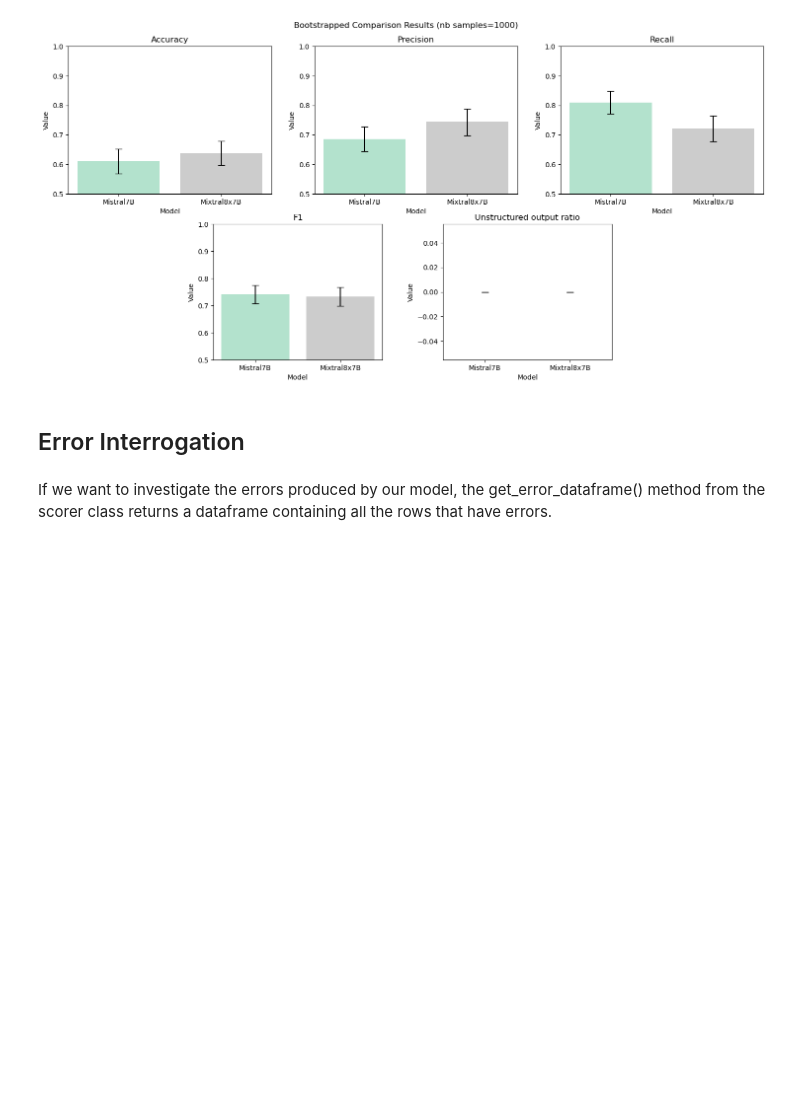
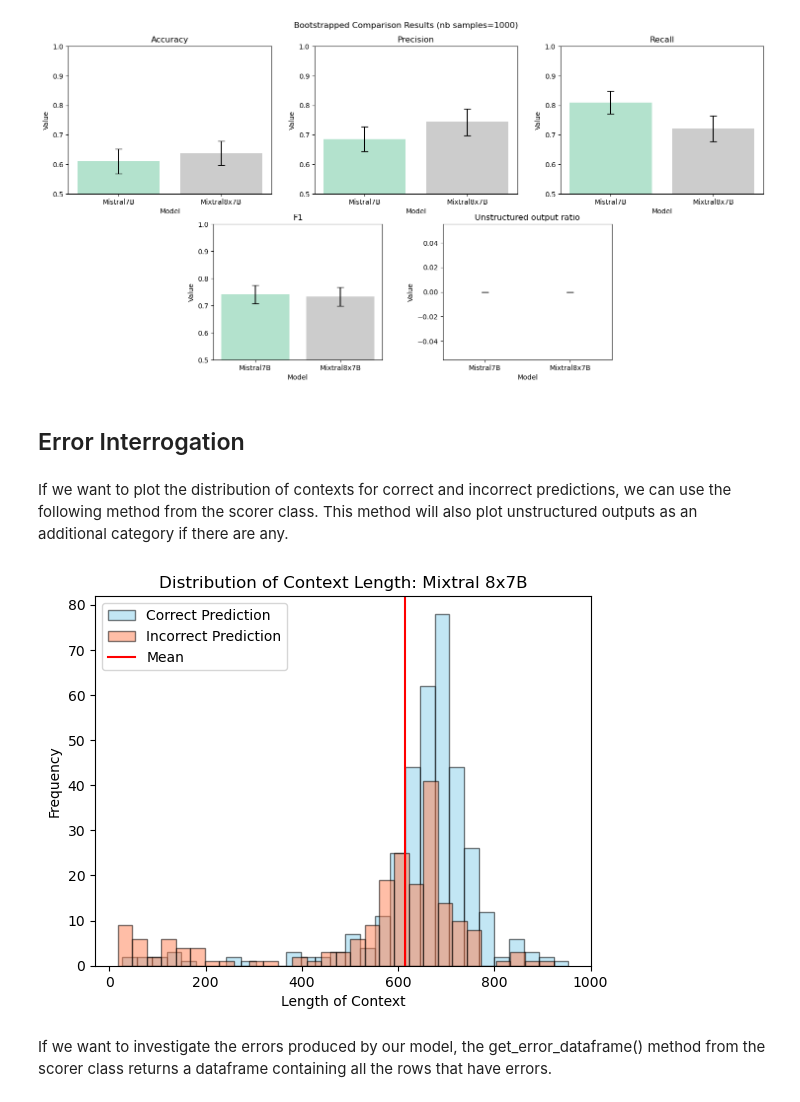
Before and after one commit to tsounack/LLM_evaluation_pipeline, a Jupyter notebook: scripts/demo.ipynb, the cells around one changed output. Cells and saved outputs as stored; diff of their text form; code cells hidden in the pictures; blank space fills up the shorter version.

Commit message:
added context length distribution to demo

```diff
--- a/scripts/demo.ipynb
+++ b/scripts/demo.ipynb
@@ -127,6 +121,12 @@ compare_models_bootstrap(dict_scorers=dict_scorers, sample_size=len(df), n_sampl
 [figure]
 # %% [markdown]
 ## Error Interrogation
+# %% [markdown]
+If we want to plot the distribution of contexts for correct and incorrect predictions, we can use the following method from the scorer class. This method will also plot unstructured outputs as an additional category if there are any.
+# %%
+scorer.display_length_distribution()
+# %% [output]
+[figure, added]
 # %% [markdown]
 If we want to investigate the errors produced by our model, the get_error_dataframe() method from the scorer class returns a dataframe containing all the rows that have errors.
 # %%
```
Also changed, not shown: parts of 1 cell of this notebook.
